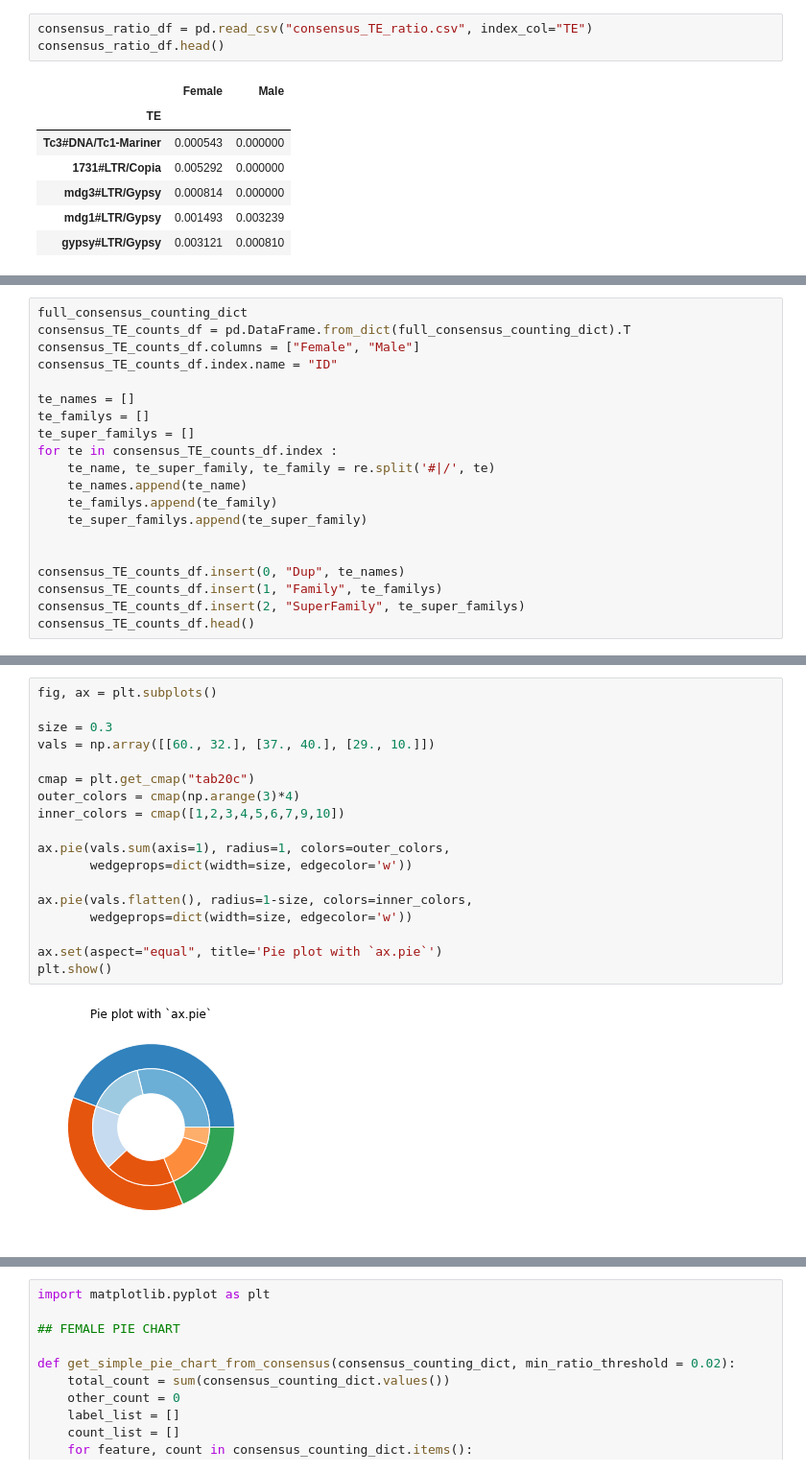
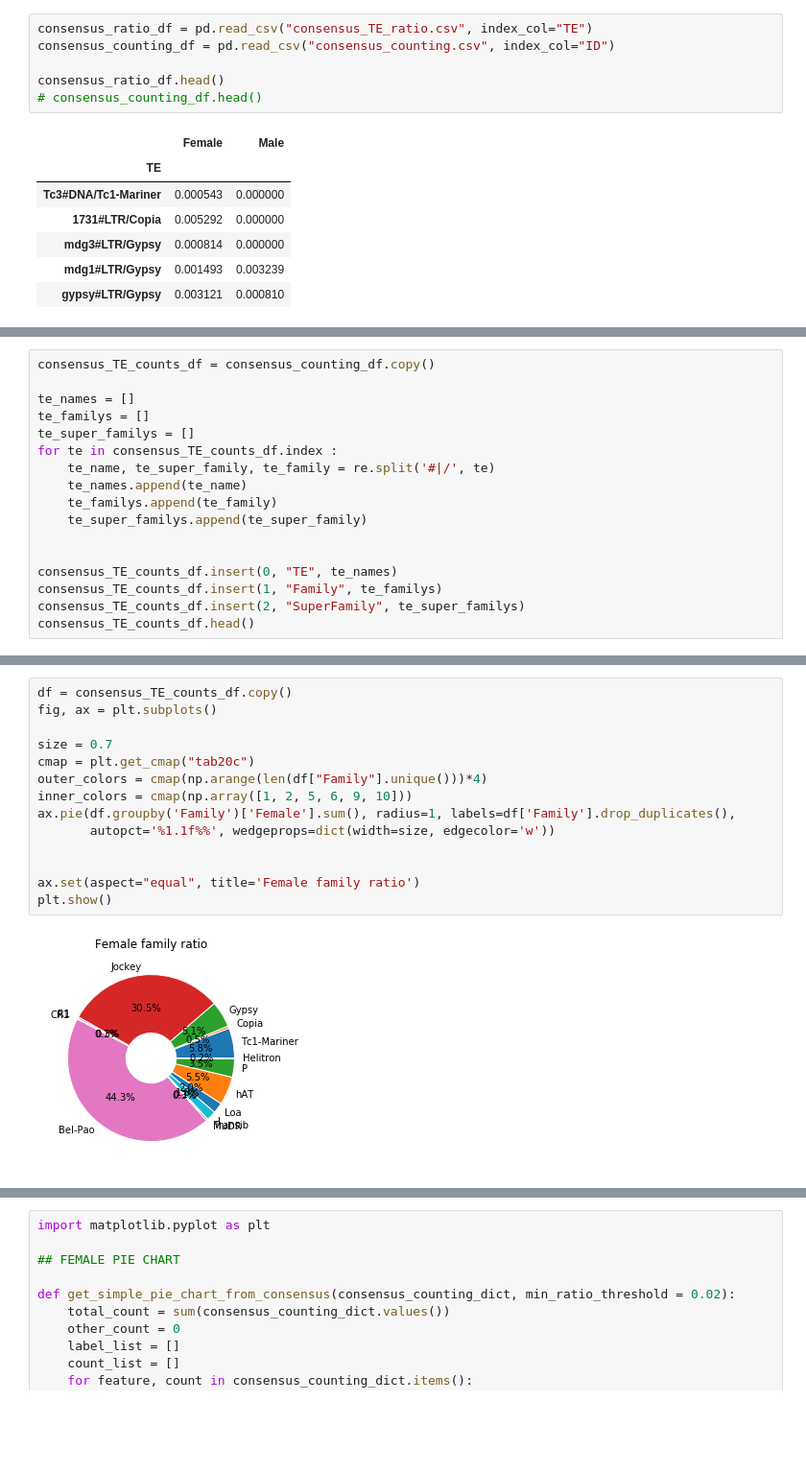
Before and after one commit to EricAmren/goth101_TE_analysis, a Jupyter notebook: cristina_TE_notebook.ipynb, the cells around one changed output, grey strips where cells are left out. Shown at 96% size. Cells and saved outputs as stored; diff of their text form; blank space fills up the shorter version.

```diff
--- a/cristina_TE_notebook.ipynb
+++ b/cristina_TE_notebook.ipynb
@@ -158,6 +157,9 @@ Warning : colors doesn't match between female and male pie chart.
 # %%
 consensus_ratio_df = pd.read_csv("consensus_TE_ratio.csv", index_col="TE")
+consensus_counting_df = pd.read_csv("consensus_counting.csv", index_col="ID")
+
 consensus_ratio_df.head()
+# consensus_counting_df.head()
 # %% [output]
 |  | Female | Male |
 | TE |  |  |
@@ -180,8 +179,5 @@ axs = consensus_ratio_df.plot.pie(figsize=(12,6), subplots=True)
 # %%
-full_consensus_counting_dict
-consensus_TE_counts_df = pd.DataFrame.from_dict(full_consensus_counting_dict).T
-consensus_TE_counts_df.columns = ["Female", "Male"]
-consensus_TE_counts_df.index.name = "ID"
+consensus_TE_counts_df = consensus_counting_df.copy()
 
 te_names = []
 te_familys = []
@@ -193,7 +189,7 @@ for te in consensus_TE_counts_df.index :
     te_super_familys.append(te_super_family)
 
 
-consensus_TE_counts_df.insert(0, "Dup", te_names)
+consensus_TE_counts_df.insert(0, "TE", te_names)
 consensus_TE_counts_df.insert(1, "Family", te_familys)
 consensus_TE_counts_df.insert(2, "SuperFamily", te_super_familys)
 consensus_TE_counts_df.head()
@@ -208,20 +234,16 @@ consensus_TE_counts_df.head()
 # %%
+df = consensus_TE_counts_df.copy()
 fig, ax = plt.subplots()
 
-size = 0.3
-vals = np.array([[60., 32.], [37., 40.], [29., 10.]])
+size = 0.7
+cmap = plt.get_cmap("tab20c")
+outer_colors = cmap(np.arange(len(df["Family"].unique()))*4)
+inner_colors = cmap(np.array([1, 2, 5, 6, 9, 10]))
+ax.pie(df.groupby('Family')['Female'].sum(), radius=1, labels=df['Family'].drop_duplicates(),
+       autopct='%1.1f%%', wedgeprops=dict(width=size, edgecolor='w'))
 
-cmap = plt.get_cmap("tab20c")
-outer_colors = cmap(np.arange(3)*4)
-inner_colors = cmap([1,2,3,4,5,6,7,9,10])
 
-ax.pie(vals.sum(axis=1), radius=1, colors=outer_colors,
-       wedgeprops=dict(width=size, edgecolor='w'))
-
-ax.pie(vals.flatten(), radius=1-size, colors=inner_colors,
-       wedgeprops=dict(width=size, edgecolor='w'))
-
-ax.set(aspect="equal", title='Pie plot with `ax.pie`')
+ax.set(aspect="equal", title='Female family ratio')
 plt.show()
 # %% [output]
-[figure, old version]
+[figure, new version]
```
Also changed, not shown: parts of 22 cells of this notebook.
